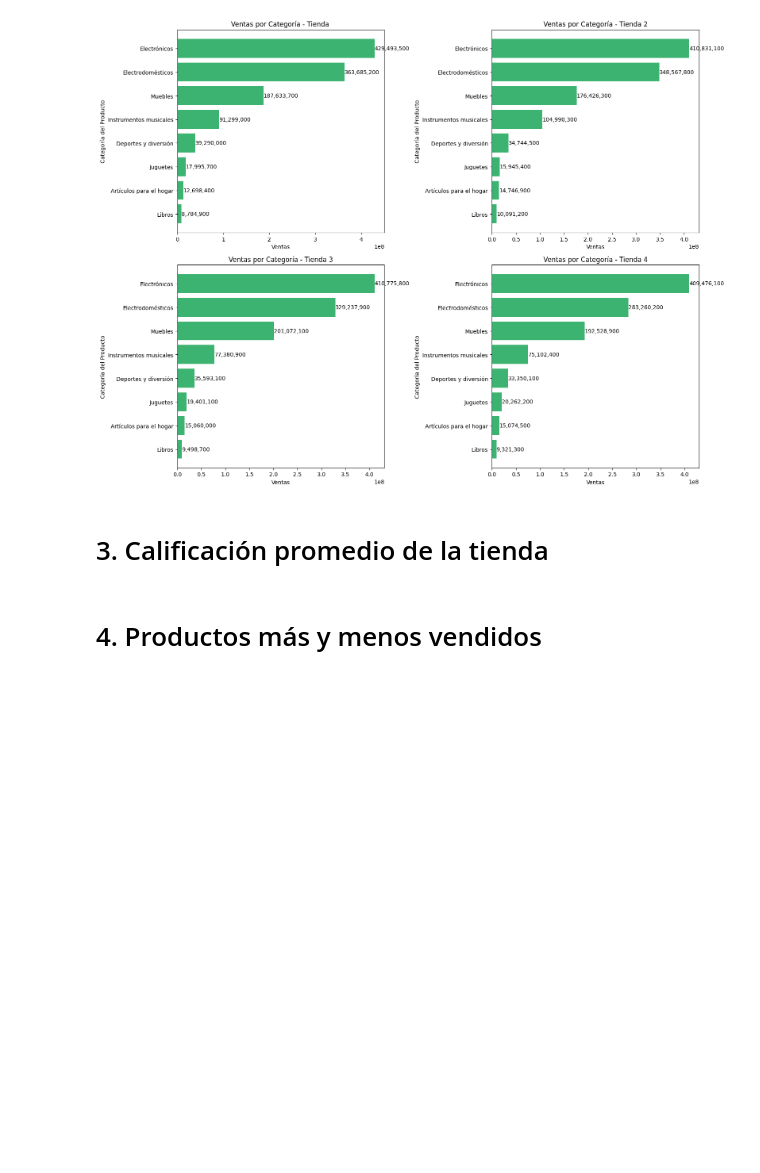
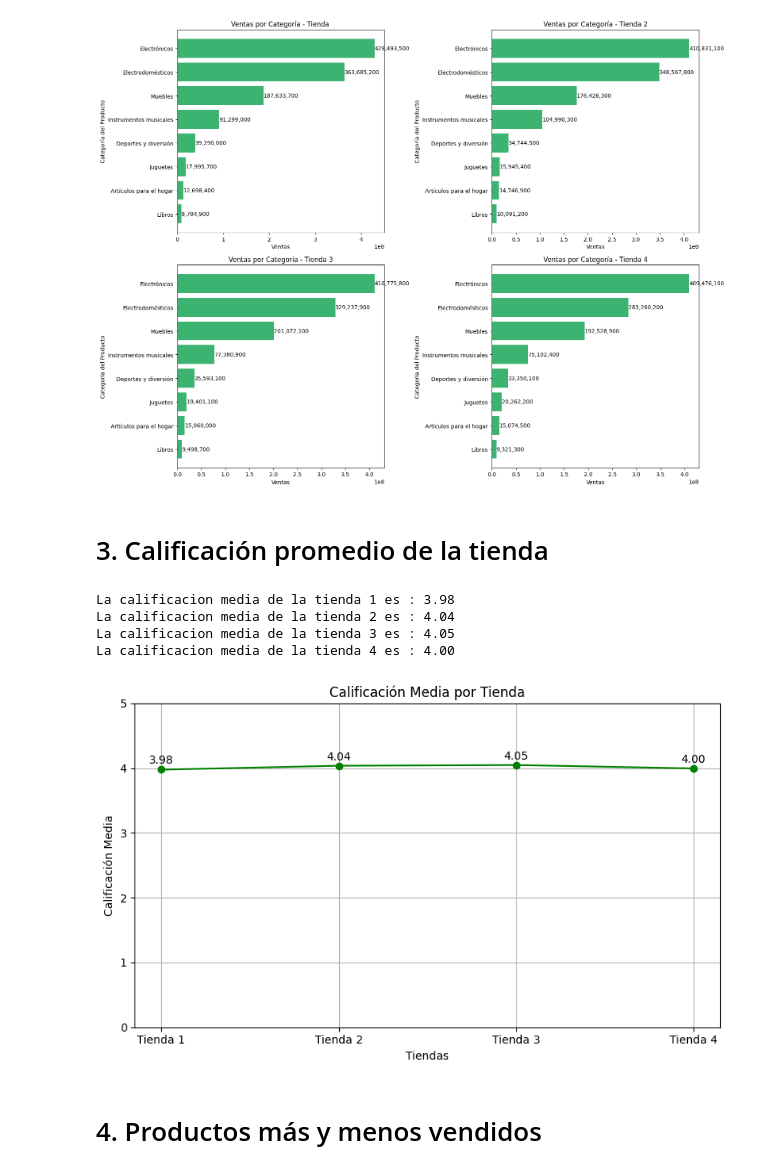
Before and after one commit to Lucas-Jimenez-uribe/alura-store, a Jupyter notebook: AluraStoreLatam.ipynb, the cells around one changed output. Drawn from its saved outputs; the diff is of its cells as text; code cells hidden in the pictures; blank space fills up the shorter version.

Commit message:
calificacion media

```diff
--- a/AluraStoreLatam.ipynb
+++ b/AluraStoreLatam.ipynb
@@ -150,6 +150,58 @@ plt.show()
 [figure]
 # %% [markdown]
 # 3. Calificación promedio de la tienda
+# %%
+import pandas as pd
+
+url1 = "https://raw.githubusercontent.com/alura-es-cursos/challenge1-data-science-latam/refs/heads/main/base-de-datos-challenge1-latam/tienda_1%20.csv"
+url2 = "https://raw.githubusercontent.com/alura-es-cursos/challenge1-data-science-latam/refs/heads/main/base-de-datos-challenge1-latam/tienda_2.csv"
+url3 = "https://raw.githubusercontent.com/alura-es-cursos/challenge1-data-science-latam/refs/heads/main/base-de-datos-challenge1-latam/tienda_3.csv"
+url4 = "https://raw.githubusercontent.com/alura-es-cursos/challenge1-data-science-latam/refs/heads/main/base-de-datos-challenge1-latam/tienda_4.csv"
+
+tienda = pd.read_csv(url1)
+tienda2 = pd.read_csv(url2)
+tienda3 = pd.read_csv(url3)
+tienda4 = pd.read_csv(url4)
+
+
+calificacion_media = tienda["Calificación"].mean()
+calificacion_media2 = tienda2["Calificación"].mean()
+calificacion_media3 = tienda3["Calificación"].mean()
+calificacion_media4 = tienda4["Calificación"].mean()
+
+
+print(f"La calificacion media de la tienda 1 es : {calificacion_media:.2f}")
+print(f"La calificacion media de la tienda 2 es : {calificacion_media2:.2f}")
+print(f"La calificacion media de la tienda 3 es : {calificacion_media3:.2f}")
+print(f"La calificacion media de la tienda 4 es : {calificacion_media4:.2f}")
+# %% [output]
+La calificacion media de la tienda 1 es : 3.98
+La calificacion media de la tienda 2 es : 4.04
+La calificacion media de la tienda 3 es : 4.05
+La calificacion media de la tienda 4 es : 4.00
+# %%
+import matplotlib.pyplot as plt
+
+# Lista con las calificaciones medias
+calificaciones = [calificacion_media, calificacion_media2, calificacion_media3, calificacion_media4]
+tiendas = ["Tienda 1", "Tienda 2", "Tienda 3", "Tienda 4"]
+
+plt.figure(figsize=(8, 5))
+plt.plot(tiendas, calificaciones, marker='o', linestyle='-', color='green')
+plt.title("Calificación Media por Tienda")
+plt.xlabel("Tiendas")
+plt.ylabel("Calificación Media")
+plt.ylim(0, 5)  # Calificaciones están entre 0 y 5
+plt.grid(True)
+
+# Mostrar los valores exactos en cada punto
+for i, cal in enumerate(calificaciones):
+    plt.text(i, cal + 0.05, f'{cal:.2f}', ha='center', va='bottom', fontsize=10)
+
+plt.tight_layout()
+plt.show()
+# %% [output]
+[figure, added]
 # %% [markdown]
 # 4. Productos más y menos vendidos
 # %% [markdown]
```
